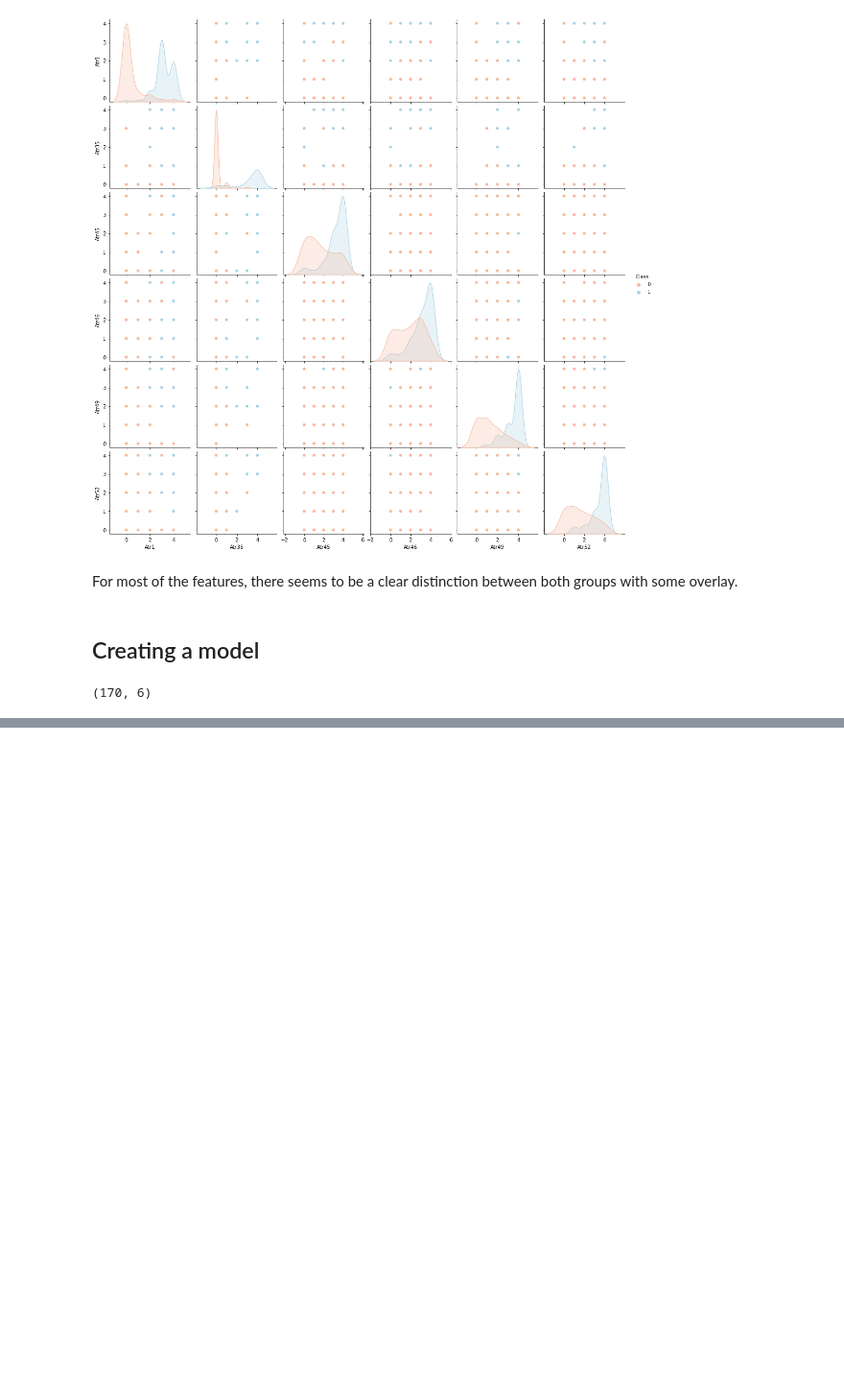
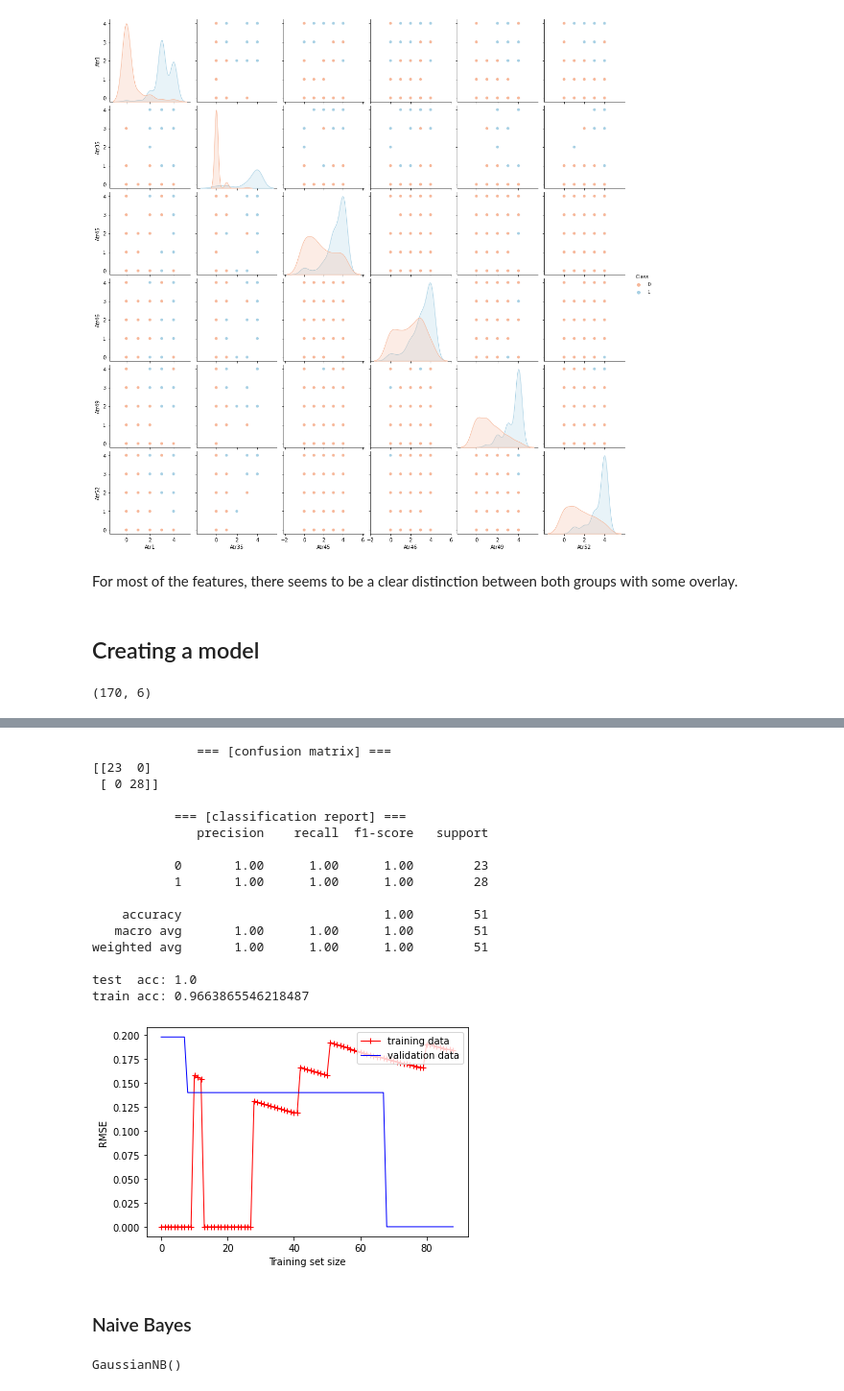
Before and after one commit to mschepers188/DS3_ML_FinalAssignment, a Jupyter notebook: DS3_ML_FinalAssignment.ipynb, the cells around one changed output, grey strips where cells are left out. Shown: that part at 96% size. Drawn from its saved outputs; the diff is of its cells as text; code cells hidden in the pictures; blank space fills up the shorter version.

```diff
--- a/DS3_ML_FinalAssignment.ipynb
+++ b/DS3_ML_FinalAssignment.ipynb
@@ -182,0 +305,30 @@ MSE:  0.3131121455425747
+# %%
+y_pred = svm.predict(X_test)
+evaluate(y_test, y_pred, X_test, svm)
+plot_learning_curves(svm, X_train, y_train, X_test, y_test)
+# %% [output]
+              === [confusion matrix] ===
+[[23  0]
+ [ 0 28]]
+
+           === [classification report] ===
+              precision    recall  f1-score   support
+
+           0       1.00      1.00      1.00        23
+           1       1.00      1.00      1.00        28
+
+    accuracy                           1.00        51
+   macro avg       1.00      1.00      1.00        51
+weighted avg       1.00      1.00      1.00        51
+
+test  acc: 1.0
+train acc: 0.9663865546218487
+[figure, added]
+# %% [markdown]
+### Naive Bayes
+# %%
+from sklearn.naive_bayes import GaussianNB
+gnb = GaussianNB()
+gnb.fit(X_train, y_train)
+# %% [output]
+GaussianNB()
```
Also changed, not shown: parts of 22 cells of this notebook.
